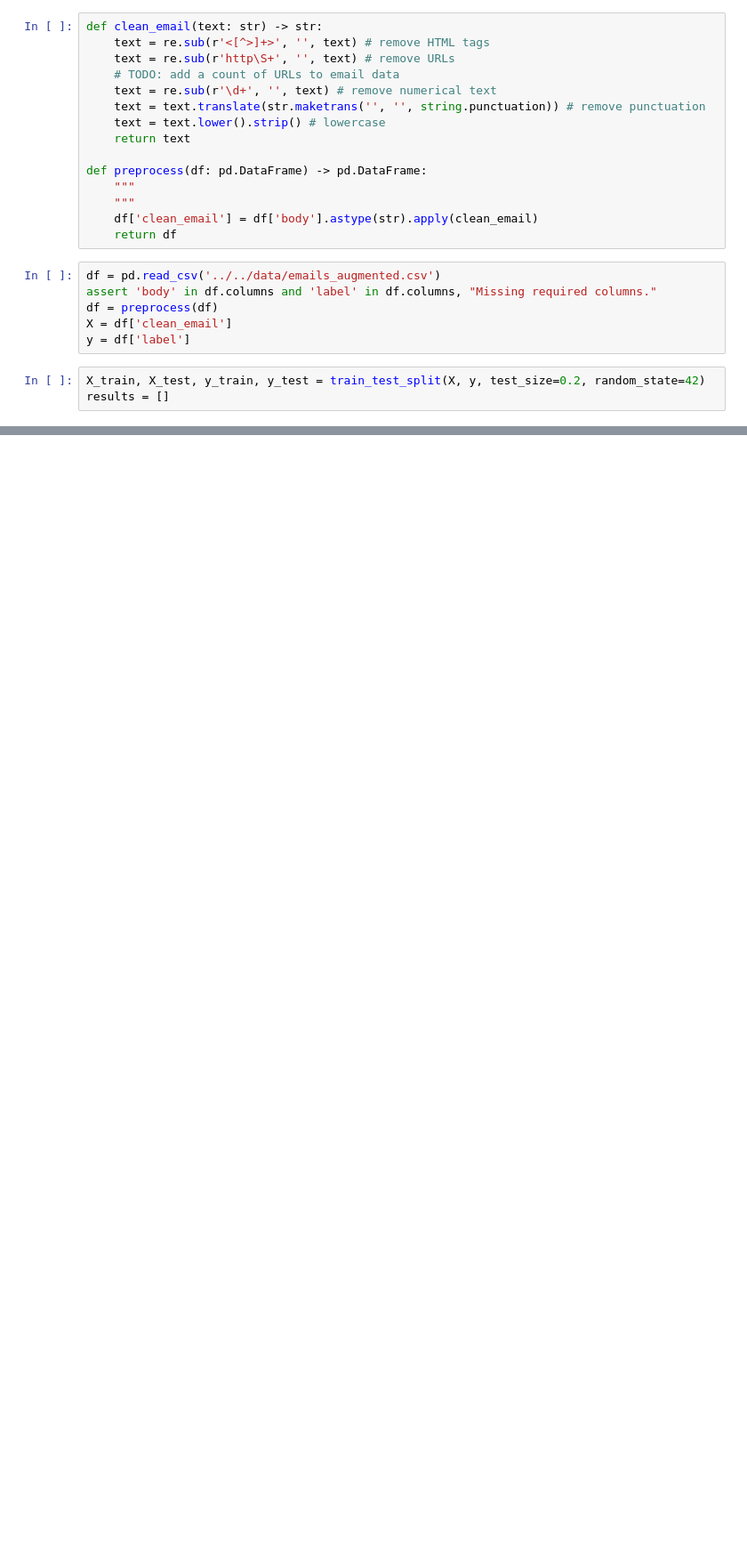
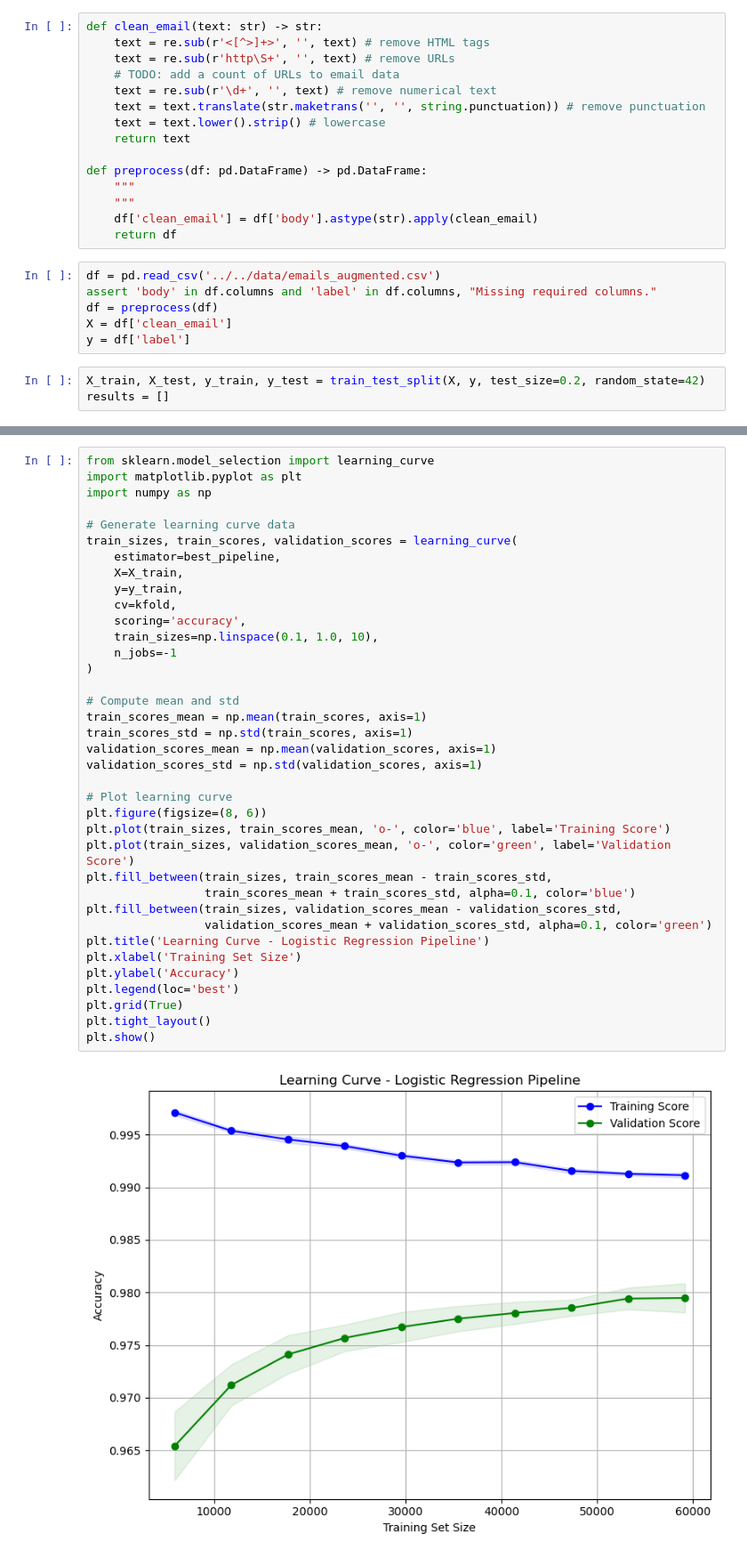
Before and after one commit to thomasha1310/rise-phishing-detection, a Jupyter notebook: Scripts/AnalysisScripts/Logistic_Regression.ipynb, the cells around one changed output, grey strips where cells are left out. Shown: that part at 89% size. Saved outputs shown, nothing was run; the diff lists cells and outputs as text; blank space fills up the shorter version.

Commit message:
Plots

```diff
--- a/Scripts/AnalysisScripts/Logistic_Regression.ipynb
+++ b/Scripts/AnalysisScripts/Logistic_Regression.ipynb
@@ -100,2 +96,41 @@ joblib.dump(best_pipeline, 'LogisticRegression.joblib')
 # %% [output]
 ['LogisticRegression.joblib']
+# %%
+from sklearn.model_selection import learning_curve
+import matplotlib.pyplot as plt
+import numpy as np
+
+# Generate learning curve data
+train_sizes, train_scores, validation_scores = learning_curve(
+    estimator=best_pipeline,
+    X=X_train,
+    y=y_train,
+    cv=kfold,
+    scoring='accuracy',
+    train_sizes=np.linspace(0.1, 1.0, 10),
+    n_jobs=-1
+)
+
+# Compute mean and std
+train_scores_mean = np.mean(train_scores, axis=1)
+train_scores_std = np.std(train_scores, axis=1)
+validation_scores_mean = np.mean(validation_scores, axis=1)
+validation_scores_std = np.std(validation_scores, axis=1)
+
+# Plot learning curve
+plt.figure(figsize=(8, 6))
+plt.plot(train_sizes, train_scores_mean, 'o-', color='blue', label='Training Score')
+plt.plot(train_sizes, validation_scores_mean, 'o-', color='green', label='Validation Score')
+plt.fill_between(train_sizes, train_scores_mean - train_scores_std,
+                 train_scores_mean + train_scores_std, alpha=0.1, color='blue')
+plt.fill_between(train_sizes, validation_scores_mean - validation_scores_std,
+                 validation_scores_mean + validation_scores_std, alpha=0.1, color='green')
+plt.title('Learning Curve - Logistic Regression Pipeline')
+plt.xlabel('Training Set Size')
+plt.ylabel('Accuracy')
+plt.legend(loc='best')
+plt.grid(True)
+plt.tight_layout()
+plt.show()
+# %% [output]
+[figure, added]
```
Also changed, not shown: parts of 4 cells of this notebook.
